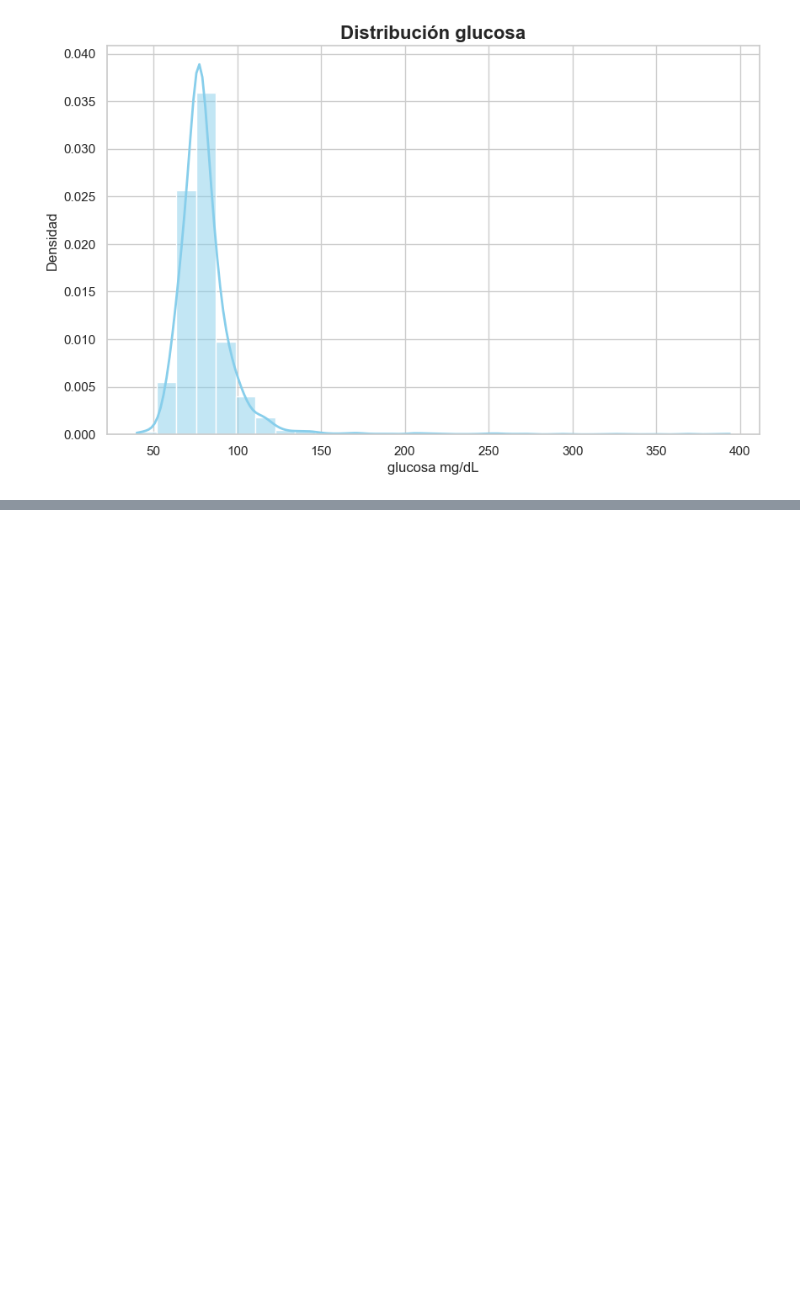
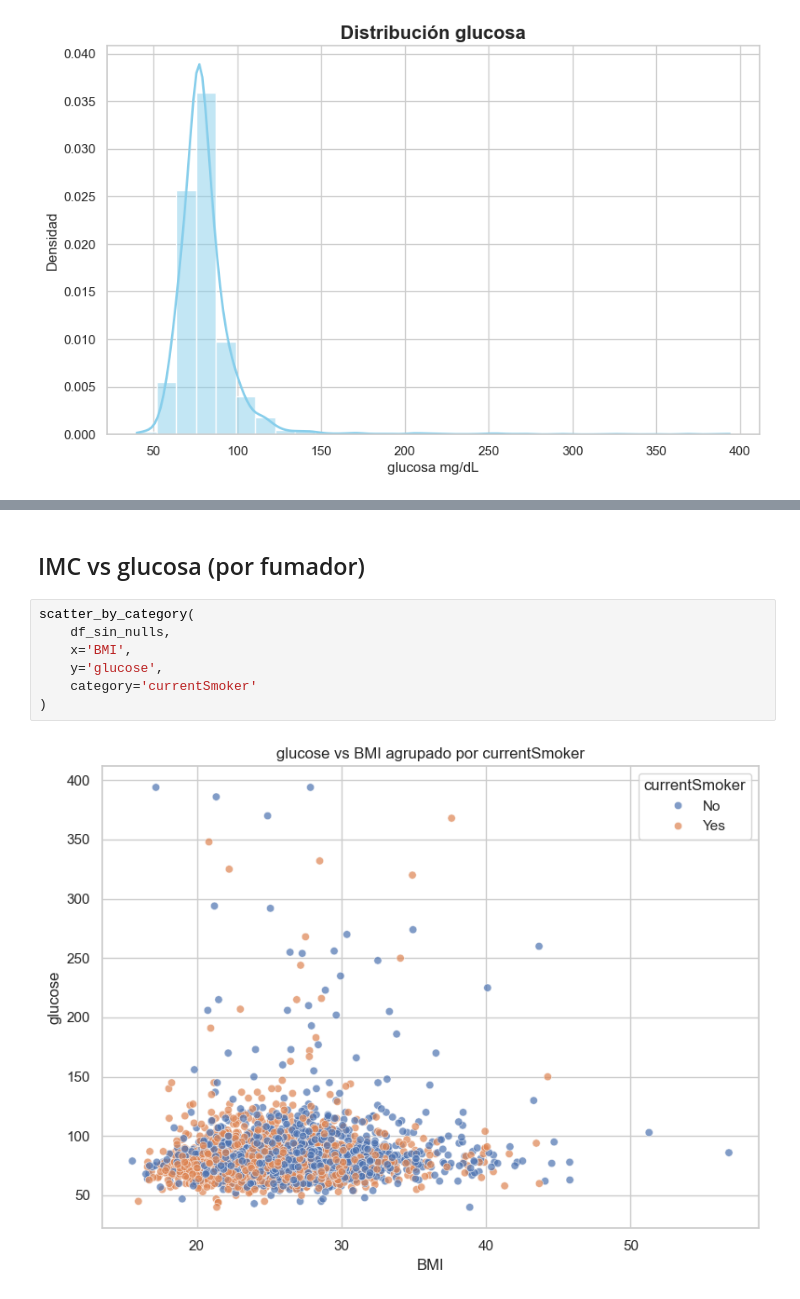
Before and after one commit to koershuis/SP_Final_Project_E, a Jupyter notebook: Datasetnet.ipynb, the cells around one changed output, grey strips where cells are left out. Drawn from its saved outputs; the diff is of its cells as text; blank space fills up the shorter version.

```diff
--- a/Datasetnet.ipynb
+++ b/Datasetnet.ipynb
@@ -137,0 +203,11 @@ plt.show()
+# %% [markdown]
+## IMC vs glucosa (por fumador)
+# %%
+scatter_by_category(
+    df_sin_nulls,
+    x='BMI',
+    y='glucose',
+    category='currentSmoker'
+)
+# %% [output]
+[figure, added]
```
Also changed, not shown: parts of 11 cells of this notebook.
